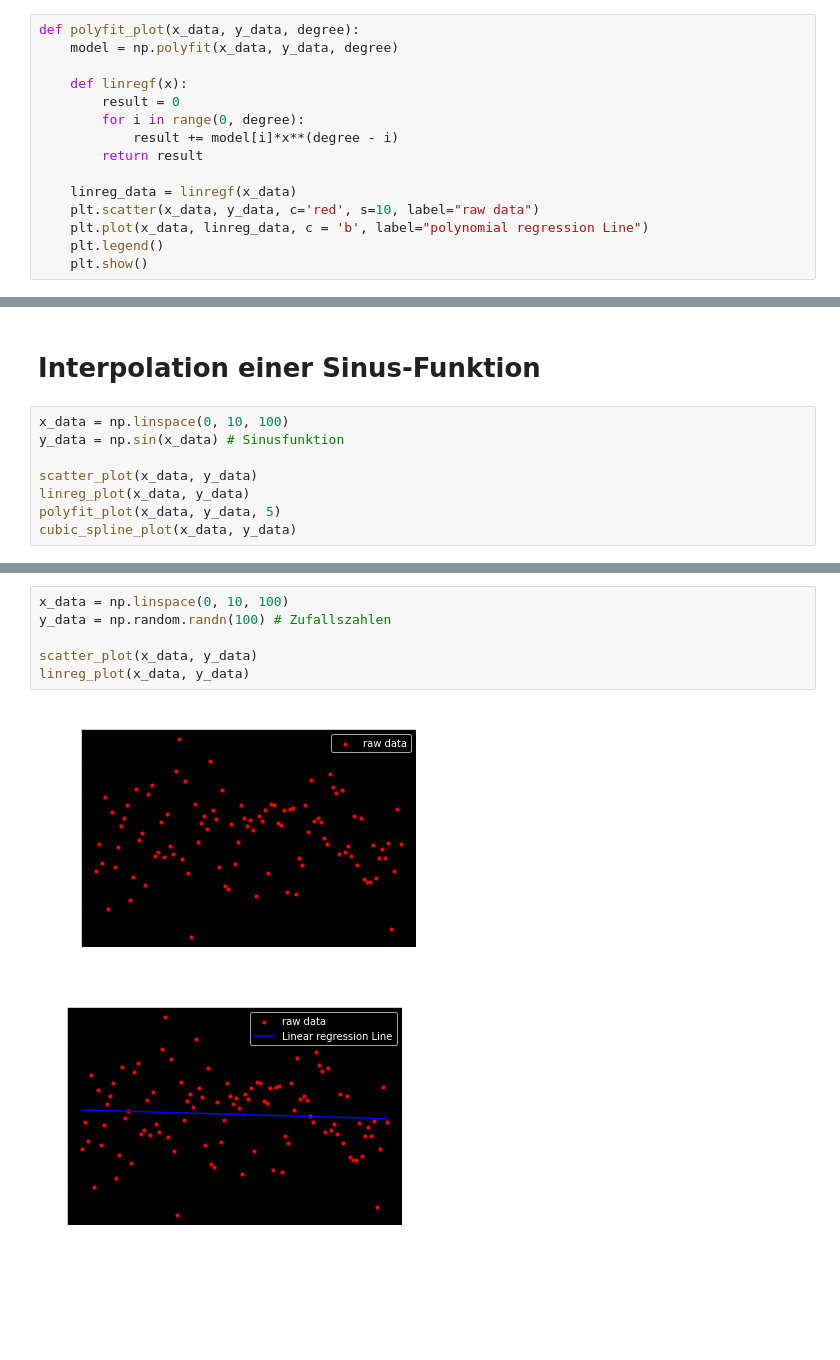
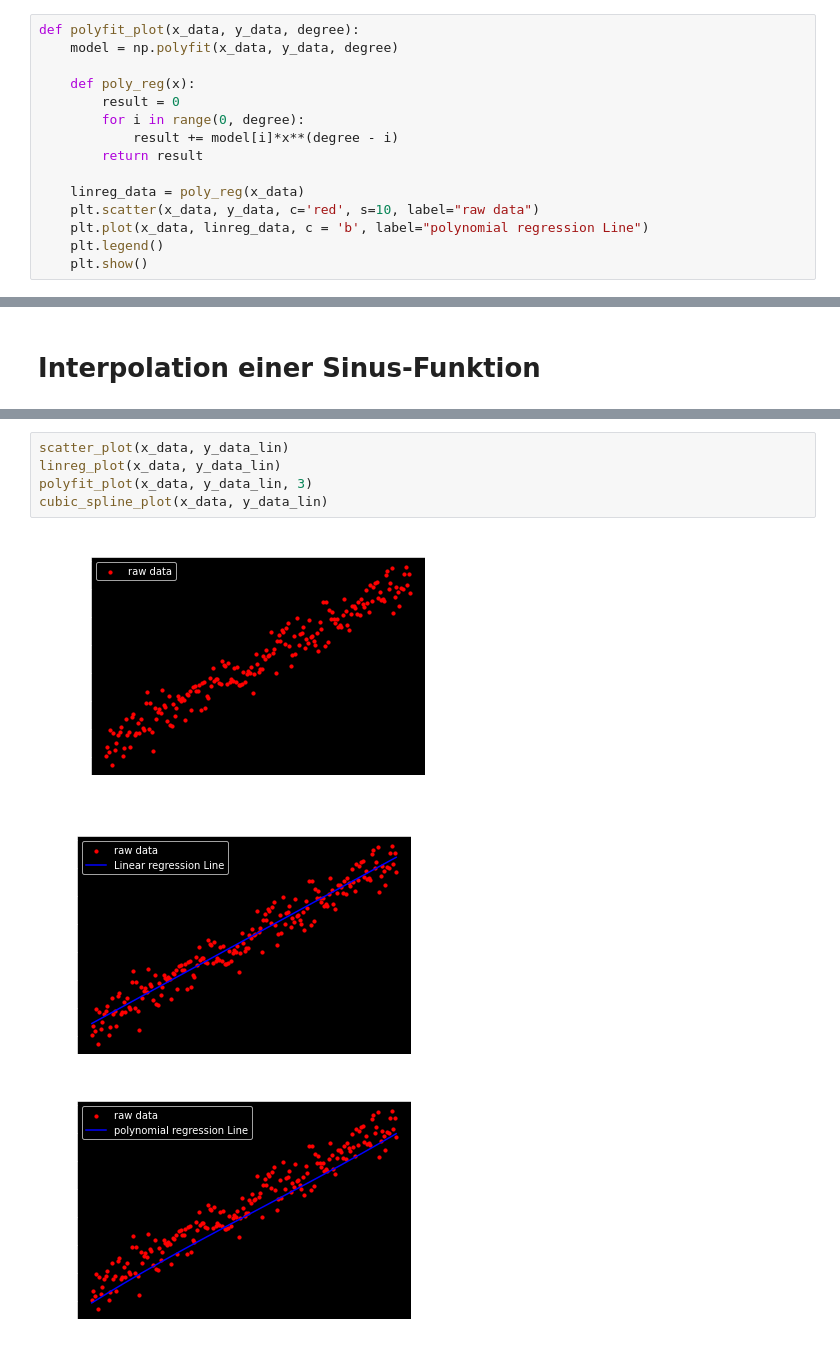
Before and after one commit to TillWege/Angewandte-Statistik, a Jupyter notebook: Paper.ipynb, the cells around one changed output, grey strips where cells are left out. Cells and saved outputs as stored; diff of their text form; blank space fills up the shorter version.

```diff
--- a/Paper.ipynb
+++ b/Paper.ipynb
@@ -51,13 +148,13 @@ def linreg_plot(x_data, y_data):
 def polyfit_plot(x_data, y_data, degree):
     model = np.polyfit(x_data, y_data, degree)
 
-    def linregf(x):
+    def poly_reg(x):
         result = 0
         for i in range(0, degree):
             result += model[i]*x**(degree - i)
         return result
 
-    linreg_data = linregf(x_data)
+    linreg_data = poly_reg(x_data)
     plt.scatter(x_data, y_data, c='red', s=10, label="raw data")
     plt.plot(x_data, linreg_data, c = 'b', label="polynomial regression Line")
     plt.legend()
@@ -77,11 +174,3 @@ def cubic_spline_plot(x_data, y_data):
     plt.show()
 # %% [markdown]
 # Interpolation einer Sinus-Funktion
-# %%
-x_data = np.linspace(0, 10, 100)
-y_data = np.sin(x_data) # Sinusfunktion
-
-scatter_plot(x_data, y_data)
-linreg_plot(x_data, y_data)
-polyfit_plot(x_data, y_data, 5)
-cubic_spline_plot(x_data, y_data)
@@ -94,9 +177,9 @@ cubic_spline_plot(x_data, y_data)
-# %%
-x_data = np.linspace(0, 10, 100)
-y_data = np.random.randn(100) # Zufallszahlen
-
-scatter_plot(x_data, y_data)
-linreg_plot(x_data, y_data)
-# %% [output]
-[figure, removed]
-[figure, removed]
+# %%
+scatter_plot(x_data, y_data_lin)
+linreg_plot(x_data, y_data_lin)
+polyfit_plot(x_data, y_data_lin, 3)
+cubic_spline_plot(x_data, y_data_lin)
+# %% [output]
+[figure, added]
+[figure, added]
+[figure, added]
```
Also changed, not shown: parts of 24 cells of this notebook.
